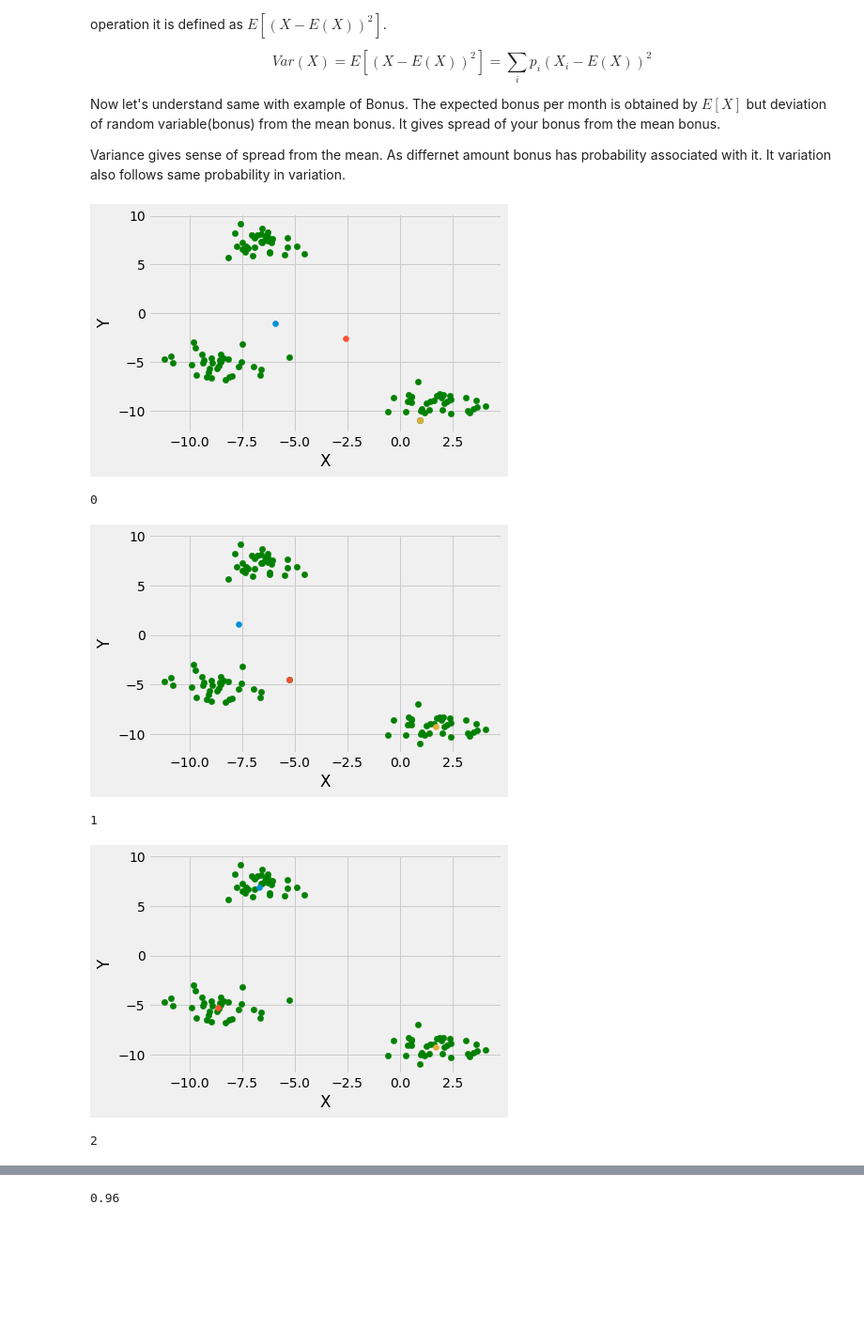
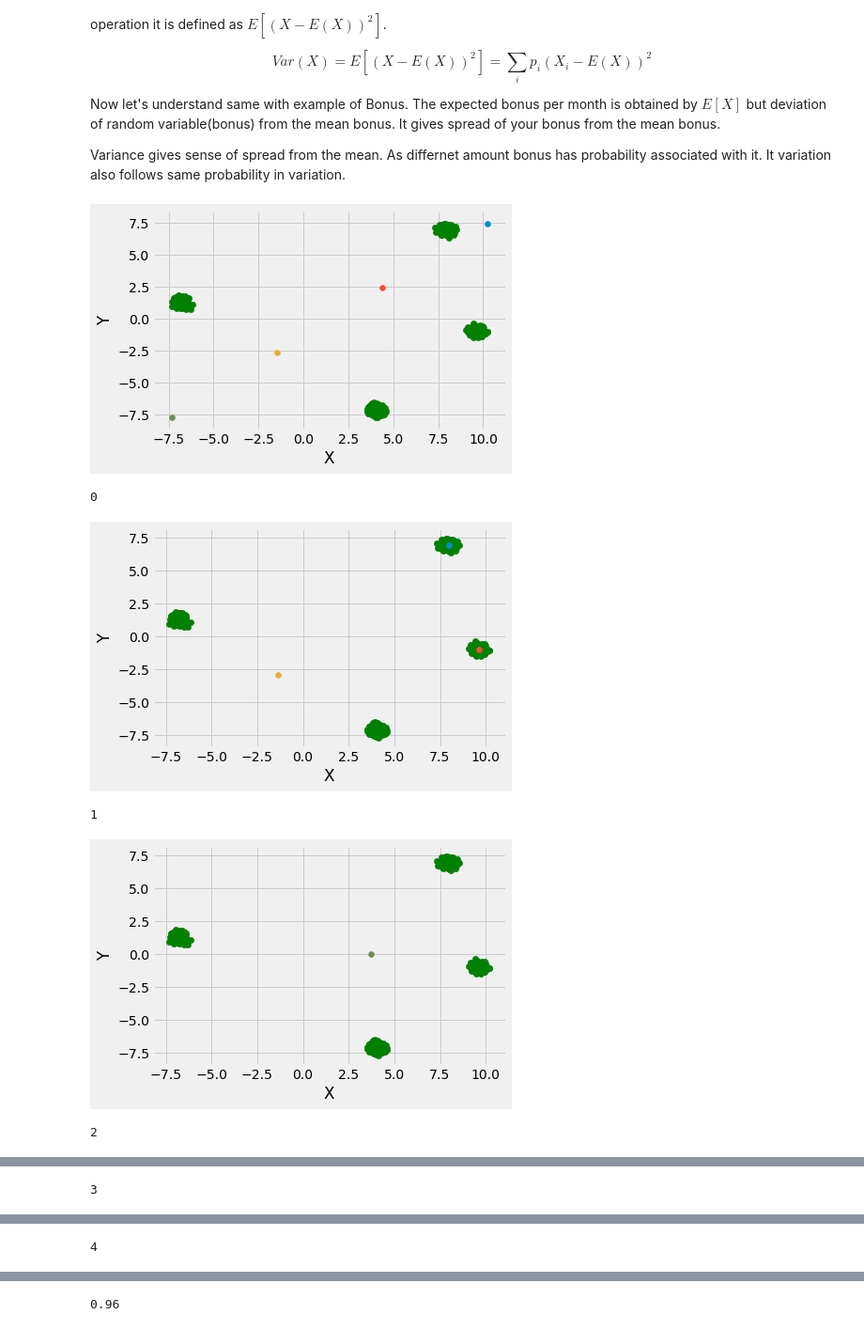
Before and after one commit to pragneshrana/Algo_Trial, a Jupyter notebook: EM.ipynb, the cells around one changed output, grey strips where cells are left out. Shown at 94% size. Cells and saved outputs as stored; diff of their text form; code cells hidden in the pictures; blank space fills up the shorter version.

Commit message:
Kmeans steal my sunday

```diff
--- a/EM.ipynb
+++ b/EM.ipynb
@@ -228,6 +228,19 @@ class Kmeans():
       centroids =  np.random.rand(self.no_of_cluster,self.data_cols)
       return centroids
 
+    def initialize_centroid_random_sampaling(self):
+      '''
+      initialized centroid with random number
+      centroid dimension = each row specifies one cluster
+      '''
+      #colXno_of_cluster data
+      centroids = np.zeros((self.no_of_cluster,self.data_cols))
+      data = pd.DataFrame(self.data)
+      for i in range(self.no_of_cluster):
+        sampling  = data.sample(n=int(self.data_rows *0.01))
+        centroids[i,:] =  np.mean(sampling,axis=0)
+      return centroids
+
     def initialize_centroid(self):
       '''
       initialized centroid taking half of the dataset
@@ -243,6 +256,33 @@ class Kmeans():
           j=j+k
           k=k+k
       return centroids
+
+    def initialize_centroid_rand_uniform(self):
+      '''
+      centroids by taking uniform of (min,max) of all dimention
+      '''
+      #colXno_of_cluster data
+      centroids = np.zeros((self.no_of_cluster,self.data_cols))
+      max_dim_array = np.amax(self.data,axis=0)
+      min_dim_array = np.amin(self.data,axis=0)
+      for i in range(self.data_cols):
+            #updating centroids colmwise
+            centroids[:,i] = np.random.uniform(max_dim_array[i],min_dim_array[i],self.no_of_cluster)
+      return centroids
+
+    def initialize_centroid_uniform(self):
+      '''
+      centroids by taking uniform of (min,max) of all dimention
+      '''
+      #colXno_of_cluster data
+      centroids = np.zeros((self.no_of_cluster,self.data_cols))
+      max_dim_array = np.amax(self.data,axis=0)
+      min_dim_array = np.amin(self.data,axis=0)
+      for i in range(self.data_cols):
+            #updating centroids colmwise
+            centroids[:,i] = np.linspace(max_dim_array[i],min_dim_array[i],self.no_of_cluster)
+      return centroids
+
 
     def calculate_dist(self,data,centroids):
       '''
@@ -295,8 +335,11 @@ class Kmeans():
       '''
       main method which wiil call above mehods successively
       '''
-      centroids = self.initialize_centroid()
+      centroids = (self.initialize_centroid_random_sampaling() +
+                    self.initialize_centroid_rand_uniform()+
+                    self.initialize_centroid_uniform() ) / 3
       # print(centroids)
+
       self.plotting(data,centroids)
       for i in range(self.max_iteration):
         distance = self.calculate_dist(data,centroids)
@@ -309,38 +352,38 @@ class Kmeans():
           centroids = new_centroids
         # print(centroids)
         print(i)
         self.plotting(data,centroids)
       # return labels,centroids
 
     def predict(self):
       '''
       It will predict for the test case
       '''
       pass
 
 
 # Creating Test DataSets using sklearn.datasets.make_blobs
 from sklearn.datasets.samples_generator import make_blobs
 from matplotlib import pyplot as plt
 from matplotlib import style
 
 #clustering points
 style.use("fivethirtyeight")
-X, y = make_blobs(n_samples = 100, centers = 3,cluster_std = 1, n_features = 2)
+X, y = make_blobs(n_samples = 1000, centers = 4,cluster_std = 0.2, n_features = 2)
 #calling KMeans
-kmean_obj = Kmeans(X,3,5)
+kmean_obj = Kmeans(X,4,5)
 kmean_obj.fit(X)
 
 # #plotting
 # plt.scatter(X[:, 0], X[:, 1], s = 40, color = 'g')
 # plt.xlabel("X")
 # plt.ylabel("Y")
 # plt.show()
 # plt.clf()
 # %% [output]
-[figure, old version]
+[figure, new version]
 0
-[figure, old version]
+[figure, new version]
 1
-[figure, old version]
+[figure, new version]
 2
@@ -347,0 +391 @@ kmean_obj.fit(X)
+3
@@ -347,0 +393 @@ kmean_obj.fit(X)
+4
```
Also changed, not shown: parts of 1 cell of this notebook.
